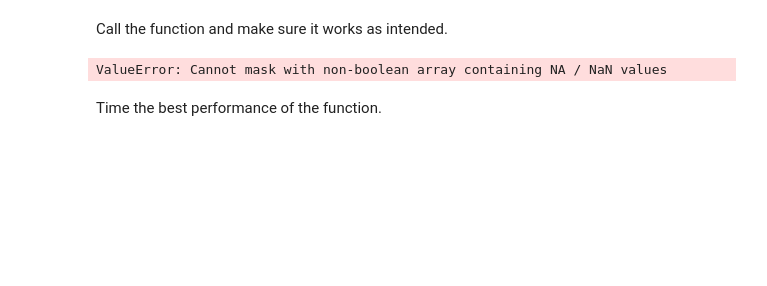
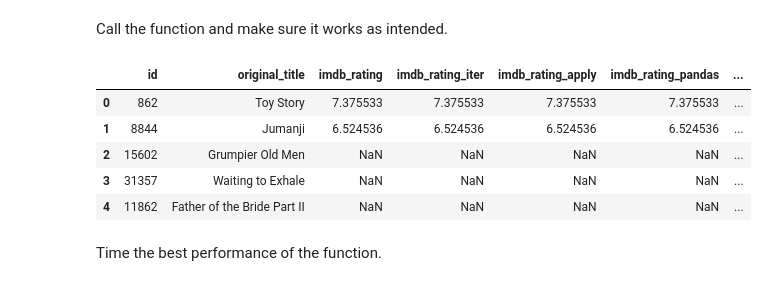
Before and after one commit to hanlululu/02807-Computational-tools-for-Data-Science, a Jupyter notebook: Project1/02807_Project_1.ipynb, the cells around one changed output. Drawn from its saved outputs; the diff is of its cells as text; code cells hidden in the pictures; blank space fills up the shorter version.

```diff
--- a/Project1/02807_Project_1.ipynb
+++ b/Project1/02807_Project_1.ipynb
@@ -538,14 +533,3 @@ Time to reflect on your solution. Do the following:
 ## Part 4: Vectorised solution with NumPy (12.5 pts)
 # %% [markdown]
 Let's find a vectorised solution that uses NumPy to speed up the calculations. You have to define a function `weighted_rating_numpy(df)` that computes the ratings in a vectorised way and stores them in a new column of the DataFrame called `imdb_rating_numpy`.
-# %%
-def weighted_rating_numpy(df):
-    temp = df[df['vote_count'] > m]
-    v = temp['vote_count'].values
-    R = temp['vote_average'].values
-    df['imdb_rating_numpy'] = [np.nan]*len(df.vote_count.values)
-    df.iloc[list(temp.index),28] =  (v/(v+m) * R) + (m/(v+m) * C)
-    df.iloc[:,28] = df.iloc[:,28].astype(float)
-    return df
-
-weighted_rating_numpy(df)
@@ -565,0 +536,17 @@ weighted_rating_numpy(df)
+# %%
+# filter the dataframe to only keep rows with vote_count value > m
+temp = df[df['vote_count'] > m]
+## create two arrays of v and R for vectorised arithmetics
+v = temp['vote_count'].values
+R = temp['vote_average'].values
+# create a ratings array to store calculated values
+ratings = np.array([np.nan]*len(df))
+
+def weighted_rating_numpy(temp,v,R,ratings):
+    ## place the values in the indexes that correspond to the original dataframe
+    ratings[[temp.index]]=  (v/(v+m) * R) + (m/(v+m) * C)
+    ## add a new column called 'imdb_rating_numpy'
+    df['imdb_rating_numpy'] = ratings
+    return df
+
+weighted_rating_numpy(temp,v,R,ratings)
@@ -566,17 +567,22 @@ weighted_rating_numpy(df)
 # %% [markdown]
 Call the function and make sure it works as intended.
 # %%
-weighted_rating_numpy(df)
+weighted_rating_numpy(temp,v,R,ratings)
 
 pd.testing.assert_series_equal(
     df.imdb_rating, df.imdb_rating_numpy, check_names=False
 )
 
 columns_to_show = ['id', 'original_title'] + \
                   list(df.columns[df.columns.str.startswith('imdb_rating')])
 df[columns_to_show].head()
 # %% [output]
-ValueError: Cannot mask with non-boolean array containing NA / NaN values
+|  | id | original_title | imdb_rating | imdb_rating_iter | imdb_rating_apply | imdb_rating_pandas | ... |
+| 0 | 862 | Toy Story | 7.375533 | 7.375533 | 7.375533 | 7.375533 | ... |
+| 1 | 8844 | Jumanji | 6.524536 | 6.524536 | 6.524536 | 6.524536 | ... |
+| 2 | 15602 | Grumpier Old Men | NaN | NaN | NaN | NaN | ... |
+| 3 | 31357 | Waiting to Exhale | NaN | NaN | NaN | NaN | ... |
+| 4 | 11862 | Father of the Bride Part II | NaN | NaN | NaN | NaN | ... |
 # %% [markdown]
 Time the best performance of the function.
 # %%
```
Also changed, not shown: parts of 21 cells of this notebook.
